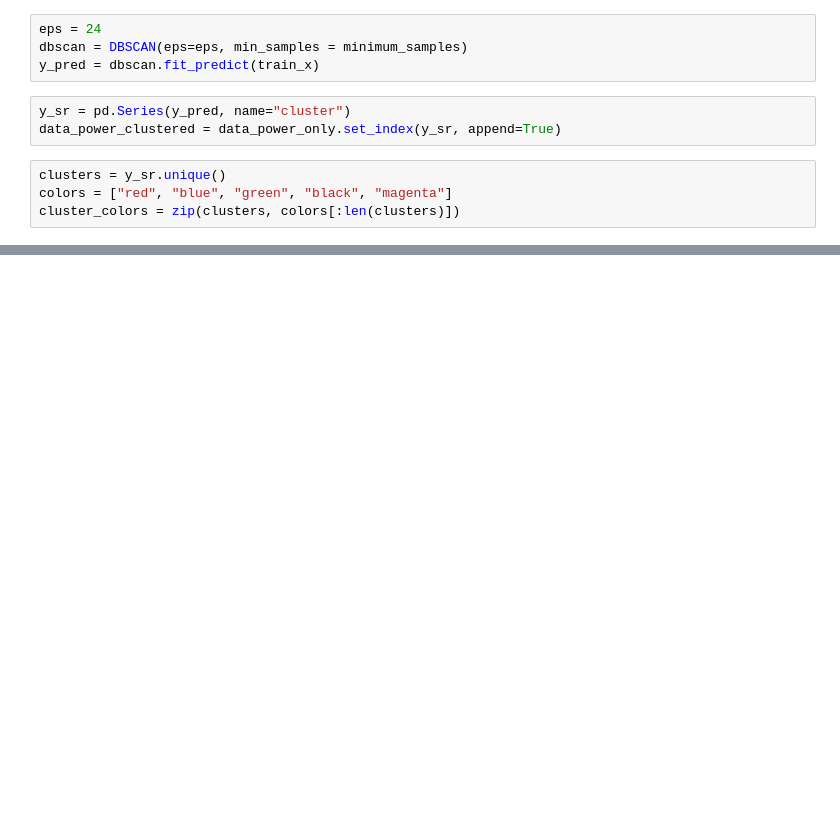
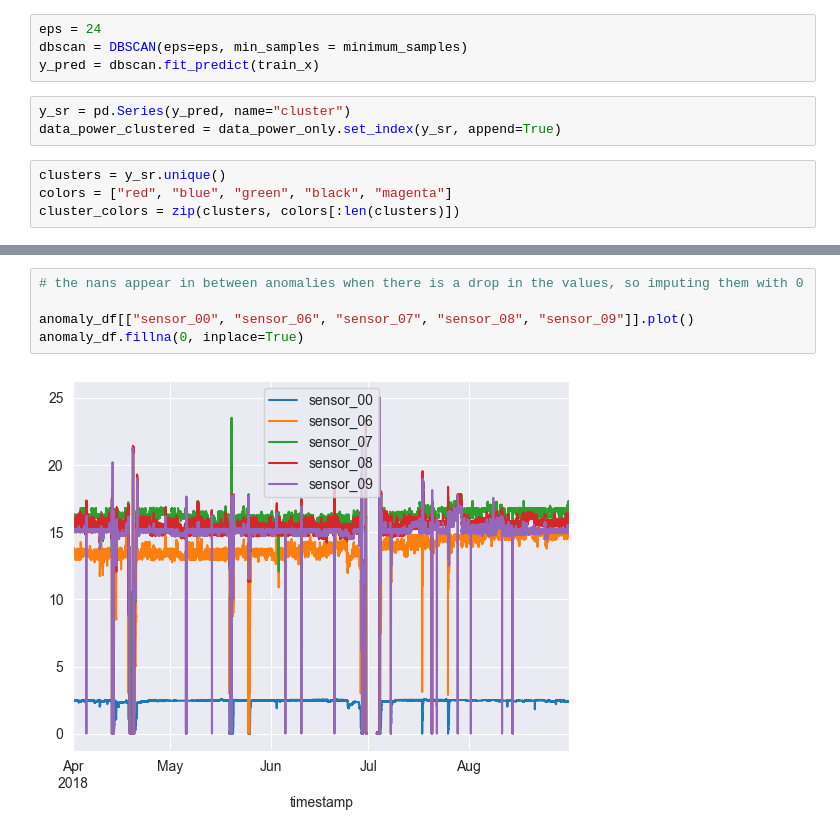
Before and after one commit to nitishsingh158/energy_consumption_clustering, a Jupyter notebook: energy_clustering.ipynb, the cells around one changed output, grey strips where cells are left out. Cells and saved outputs as stored; diff of their text form; blank space fills up the shorter version.

```diff
--- a/energy_clustering.ipynb
+++ b/energy_clustering.ipynb
@@ -251,0 +297,7 @@ plt.xticks(range(0, 24, 1));
+# %%
+# the nans appear in between anomalies when there is a drop in the values, so imputing them with 0
+
+anomaly_df[["sensor_00", "sensor_06", "sensor_07", "sensor_08", "sensor_09"]].plot()
+anomaly_df.fillna(0, inplace=True)
+# %% [output]
+[figure, added]
```
Also changed, not shown: parts of 16 cells of this notebook.
